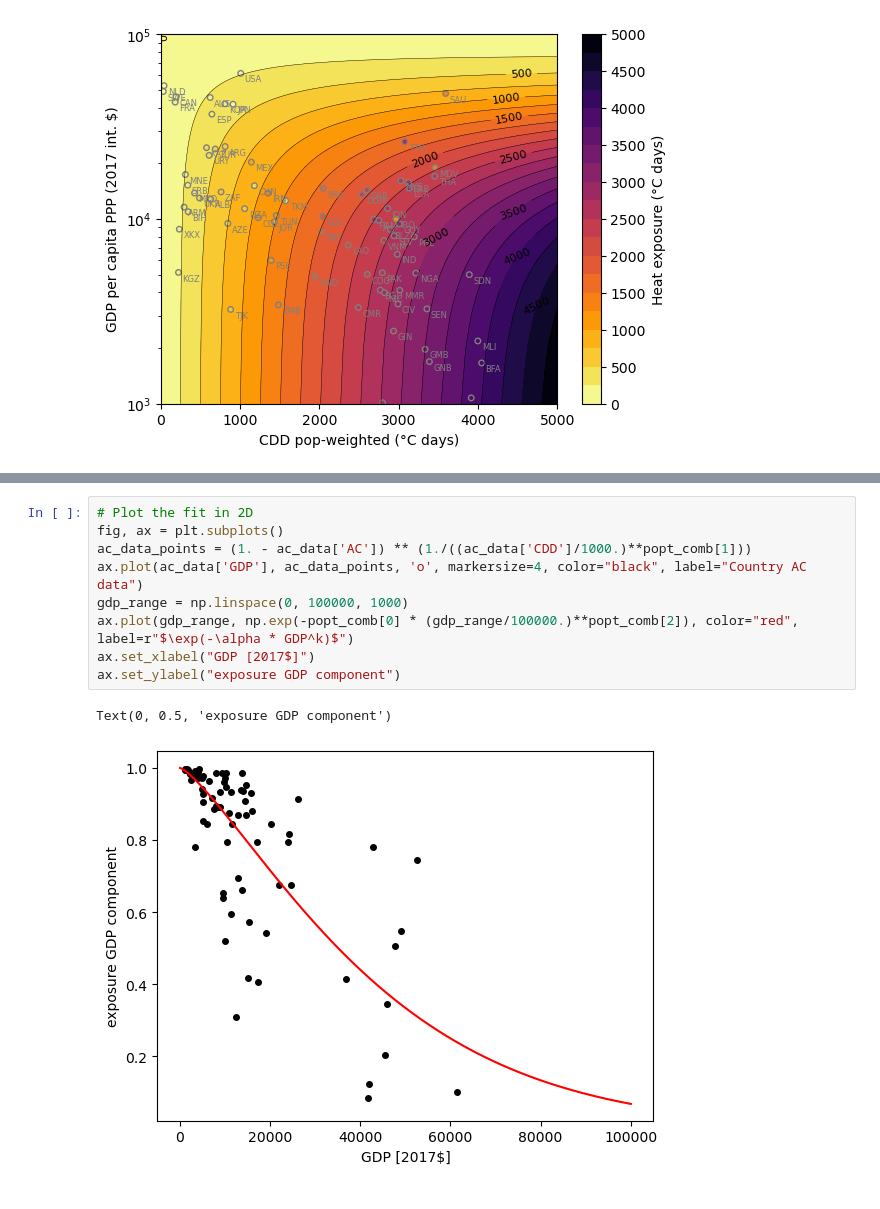
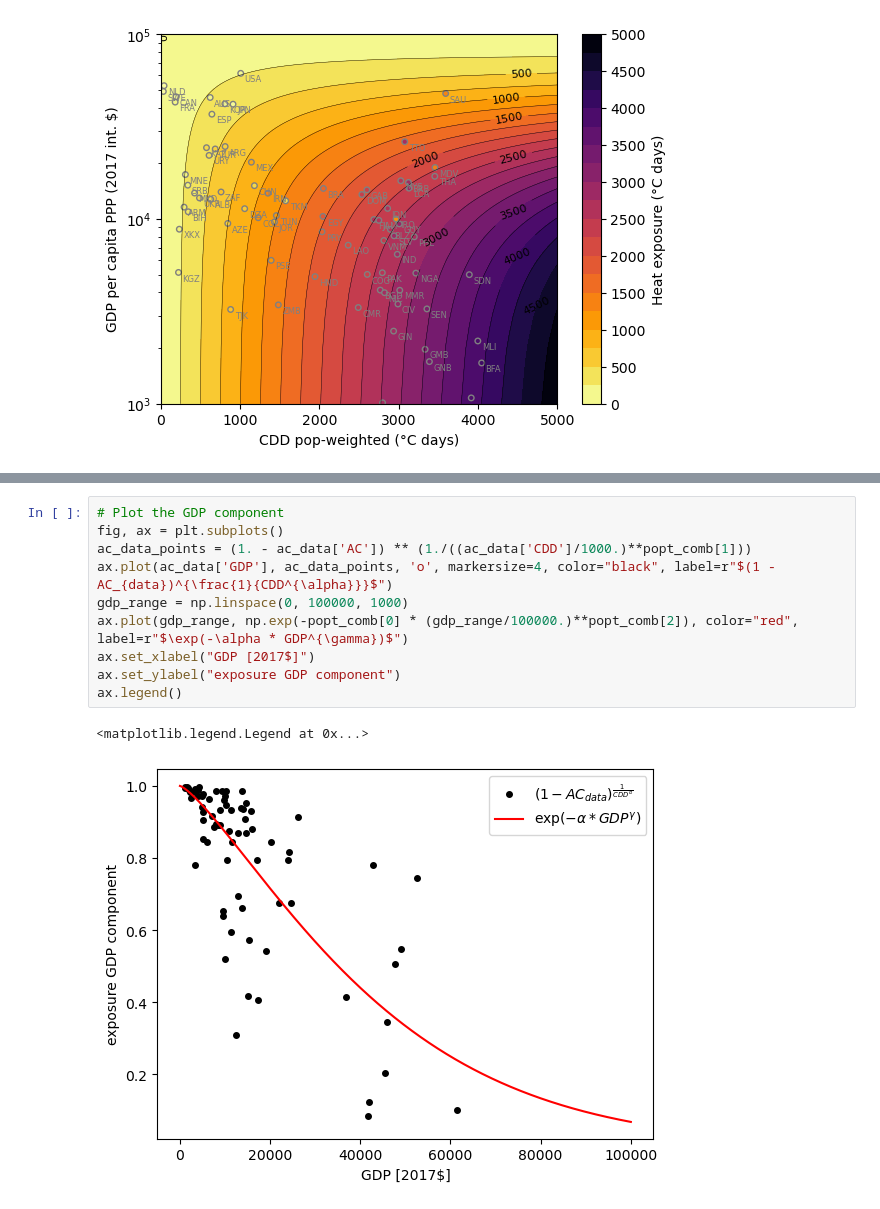
Before and after one commit to carnegie/clab_cooling_deficit_index, a Jupyter notebook: derive_exposure_function_combined.ipynb, the cells around one changed output, grey strips where cells are left out. Cells and saved outputs as stored; diff of their text form.

Commit message:
Add control plots

```diff
--- a/derive_exposure_function_combined.ipynb
+++ b/derive_exposure_function_combined.ipynb
@@ -223,12 +236,13 @@ WARNING:matplotlib.font_manager:findfont: Font family ['Helvetica'] not found. F
 # %%
-# Plot the fit in 2D
+# Plot the GDP component
 fig, ax = plt.subplots()
 ac_data_points = (1. - ac_data['AC']) ** (1./((ac_data['CDD']/1000.)**popt_comb[1]))
-ax.plot(ac_data['GDP'], ac_data_points, 'o', markersize=4, color="black", label="Country AC data")
+ax.plot(ac_data['GDP'], ac_data_points, 'o', markersize=4, color="black", label=r"$(1 - AC_{data})^{\frac{1}{CDD^{\alpha}}}$")
 gdp_range = np.linspace(0, 100000, 1000)
-ax.plot(gdp_range, np.exp(-popt_comb[0] * (gdp_range/100000.)**popt_comb[2]), color="red", label=r"$\exp(-\alpha * GDP^k)$")
+ax.plot(gdp_range, np.exp(-popt_comb[0] * (gdp_range/100000.)**popt_comb[2]), color="red", label=r"$\exp(-\alpha * GDP^{\gamma})$")
 ax.set_xlabel("GDP [2017$]")
 ax.set_ylabel("exposure GDP component")
+ax.legend()
 # %% [output]
-Text(0, 0.5, 'exposure GDP component')
+<matplotlib.legend.Legend at 0x...>
-[figure, old version]
+[figure, new version]
```
Also changed, not shown: parts of 1 cell of this notebook.
